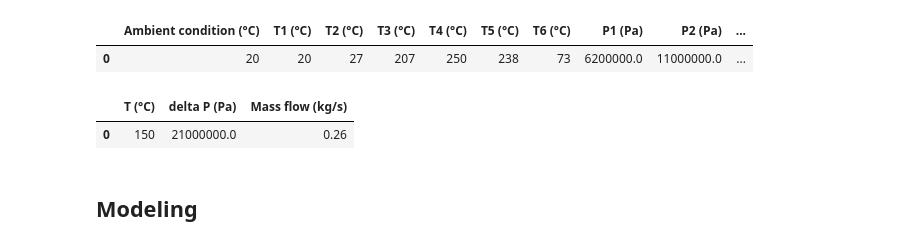
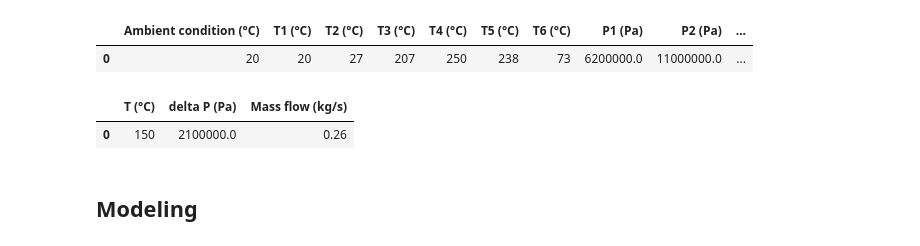
Before and after one commit to Willmac16/DFTS-Team-Seven, a Jupyter notebook: Project1/CDR.ipynb, the cells around one changed output. Drawn from its saved outputs; the diff is of its cells as text; code cells hidden in the pictures.

```diff
--- a/Project1/CDR.ipynb
+++ b/Project1/CDR.ipynb
@@ -67,24 +107,24 @@ startup_conditions
 | 0 | 20 | 20 | 27 | 207 | 250 | 238 | 73 | 6200000.0 | 11000000.0 | ... |
 # %%
 data = {'T (°C)': [150],
-    'delta P (Pa)': [2.1e7],
+    'delta P (Pa)': [2.1e6],
     'Mass flow (kg/s)': [0.26]}
 
 bearing_requirements = pd.DataFrame(data)
 
 # Apply units to the columns
 # for column in bearing_requirements.columns:
 #   if column.endswith('(°C)'):
 #     bearing_requirements[column] = bearing_requirements[column].apply(lambda x: ureg.Quantity(x, ureg.degC))
 #   elif column.endswith('(MPa)'):
 #     bearing_requirements[column] = bearing_requirements[column].apply(lambda x: ureg.Quantity(x, ureg.MPa))
 #   elif column.endswith('(kg/s)'):
 #     bearing_requirements[column] = bearing_requirements[column].apply(lambda x: ureg.Quantity(x, ureg.kg / ureg.s))
 
 bearing_requirements
 # %% [output]
 |  | T (°C) | delta P (Pa) | Mass flow (kg/s) |
-| 0 | 150 | 21000000.0 | 0.26 |
+| 0 | 150 | 2100000.0 | 0.26 |
 # %% [markdown]
 ## Modeling
 # %% [markdown]
```
Also changed, not shown: parts of 12 cells of this notebook.
